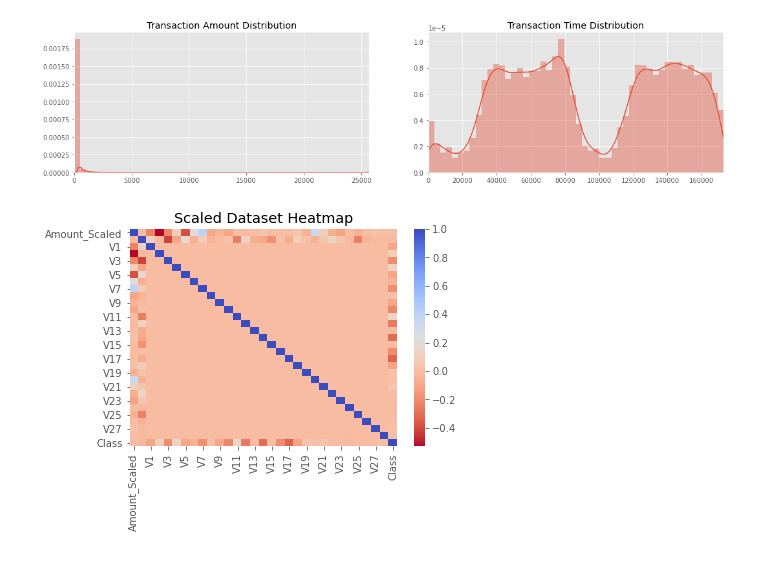
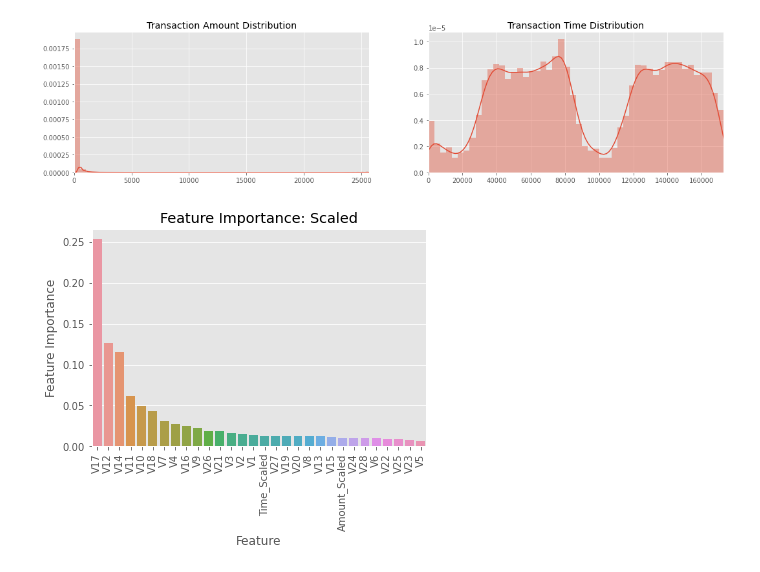
Before and after one commit to adf0221/data_final_project, a Jupyter notebook: final_project.ipynb, the cells around one changed output. Cells and saved outputs as stored; diff of their text form; code cells hidden in the pictures.

Commit message:
Created new test train system to better handle all models. Added new plots for feature importance. Oversampled data. Next step is undersampling data to try and get better results

```diff
--- a/final_project.ipynb
+++ b/final_project.ipynb
@@ -62,3 +59,0 @@ X_train,X_test,y_train,y_test=train_test_split(X,y,test_size=.3)
-# %%
-# Initial run of the random forest model using original dataset
-run_random_forest(df_creditcard,"Initial", random_forest_file_name)
@@ -93,7 +90,8 @@ df_creditcard.insert(1,'Time_Scaled',scaled_time_placeholder)
 # %%
-# Second run of the random forest model using scaled dataset
-run_random_forest(df_creditcard,"Scaled", random_forest_file_name)
+# Run of the random forest model using scaled dataset
+scaled_feature_imp=run_random_forest(df_creditcard, X_train, X_test, y_train, y_test,"Scaled", random_forest_file_name)
-# %%
-gen_heatmap_plot(df_creditcard, "Scaled")
-# %% [output]
-[figure, removed]
+# %%
+# Generate Feature Importance Plot
+gen_feature_plot(df_creditcard, scaled_feature_imp,"Scaled")
+# %% [output]
+[figure, added]
```
Also changed, not shown: parts of 12 cells of this notebook, 6 other files.
